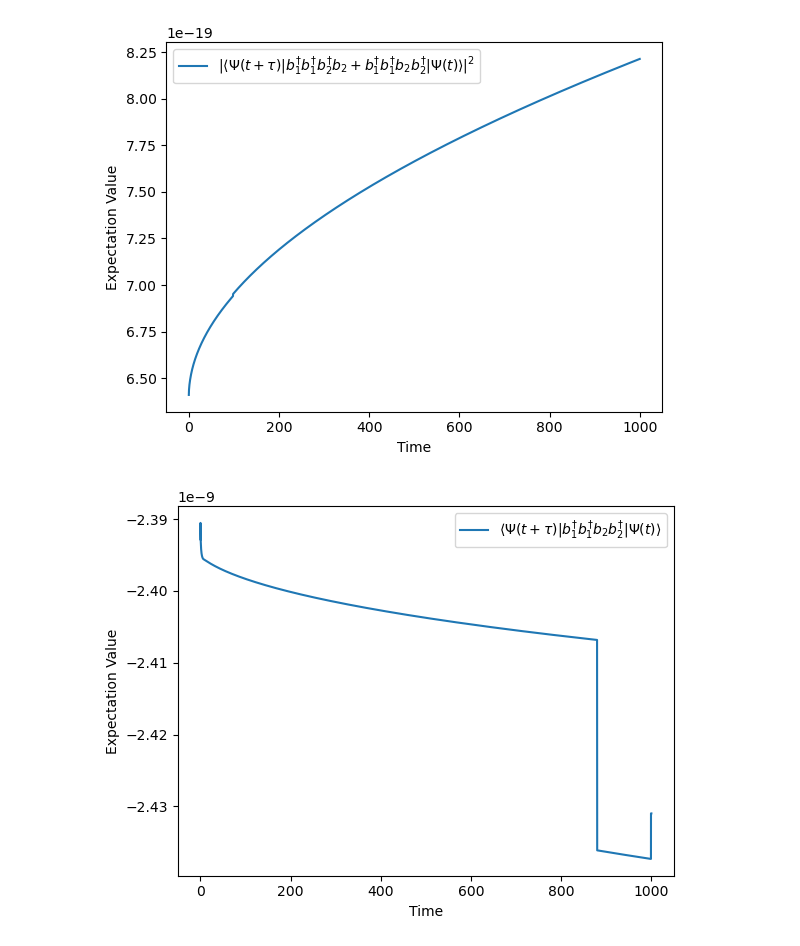
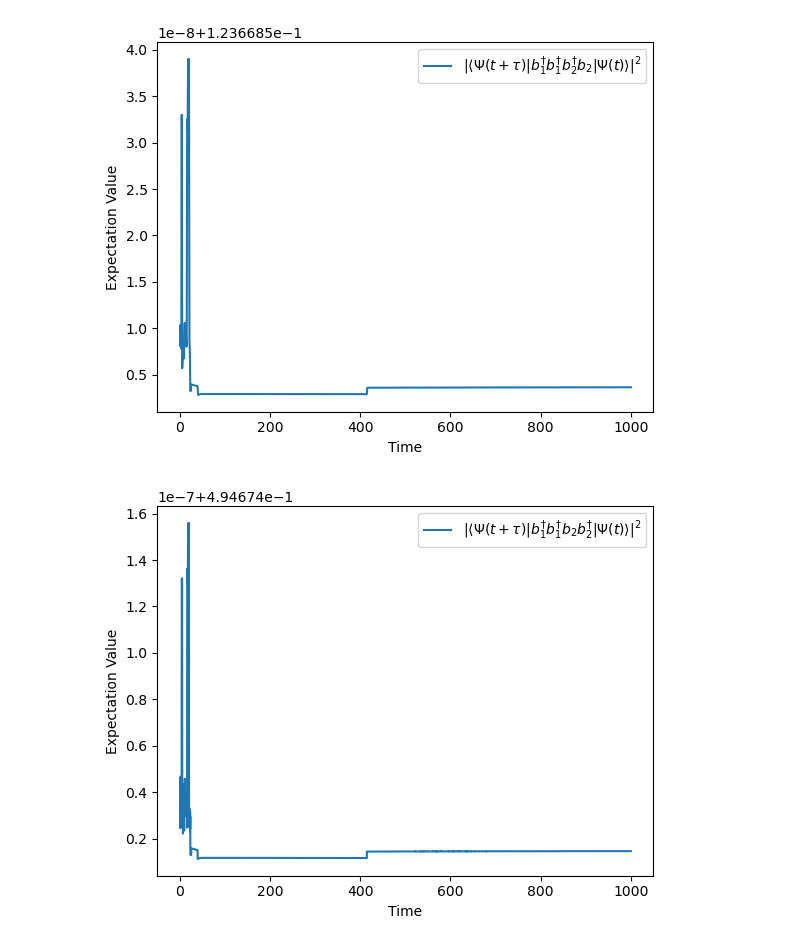
Before and after one commit to Gshilong/shilong, a Jupyter notebook: 代码CHO/1-3.ipynb, the cells around one changed output. Drawn from its saved outputs; the diff is of its cells as text; code cells hidden in the pictures.

```diff
--- a/代码CHO/1-3.ipynb
+++ b/代码CHO/1-3.ipynb
@@ -6,8 +6,8 @@ import matplotlib.pyplot as plt
 N = 10
 b1 = tensor(destroy(N), qeye(N))
 b2 = tensor(qeye(N), destroy(N))
-omega = 1.0
-g_0 = 0.1
+omega = 0.1
+g_0 = 1.0
 
 # 定义系统的哈密顿量 H 和观测量 Q
 H0 = omega * (b1.dag() * b1 + b2.dag() * b2 + 1)
@@ -18,28 +18,29 @@ Q2 = b1.dag() * b1.dag() * b2 * b2.dag()
 Q3 = b1.dag() * b1 * b2.dag() * b2.dag()
 Q4 = b1 * b1.dag() * b2.dag() * b2.dag()
 
-psi0 = tensor(basis(N, 0), basis(N, 0))  # 两个谐振子的基态
+psi0_1 = tensor(basis(N, 0), basis(N, 1))
 
 # 定义时间范围和时间间隔
-t_list1 = np.linspace(0, 1000, 10**4) # 时间范围
-tau1 = 0.0001  # 时间间隔
+t_list1 = np.linspace(0, 10000, 10**5) # 时间范围
+tau1 = 0.1  # 时间间隔
 
 # 计算随时间演化的期望值
 expectation_values1 = []
 possibility1 = []
 
 for t1 in t_list1:
-    result = mesolve(H, psi0, [t1, t1 + tau1], [Q1+Q3])
-    Ψ_t_plus_tau1 = result.states[-1]
-    expectation_value1 = expect(Q1, Ψ_t_plus_tau1)
+    times1 = [t1,t1+tau1]
+    result = sesolve(H, psi0_1, times1, [])
+    Psi_t1_plus_tau1 = result.states[1]
+    Psi_t1 = result.states[0]
+    expectation_value1 = Psi_t1_plus_tau1.dag() * Q1 * Psi_t1
+    # expectation_values1.append(expectation_value1)
     possibility1.append(np.vdot(expectation_value1,expectation_value1))
-    expectation_values1.append(expectation_value1)
 
 # 绘制结果
-plt.plot(t_list1, expectation_values1, label=r'$\langle Ψ(t+\tau) | b_1^{\dagger}b_1^{\dagger}b_2^{\dagger}b_2+b_1^{\dagger}b_1^{\dagger}b_2b_2^{\dagger} | Ψ(t) \rangle$')
-# plt.plot(t_list1, possibility1, label=r'$|\langle Ψ(t+\tau) | b_1^{\dagger}b_1^{\dagger}b_2^{\dagger}b_2 | Ψ(t) \rangle|^2$')
-plt.xlabel('Time')
-plt.ylabel('Expectation Value')
-plt.legend()
-plt.show()
+# plt.plot(t_list1, expectation_values1, label=r'$\langle Ψ(t+\tau) | b_1^{\dagger}b_1^{\dagger}b_2^{\dagger}b_2| Ψ(t) \rangle$')
+# plt.xlabel('Time')
+# plt.ylabel('Expectation Value')
+# plt.legend()
+# plt.show()
 # %% [output]
@@ -47,33 +48,43 @@ plt.show()
 # %%
 # 绘制结果
-# plt.plot(t_list1, expectation_values1, label=r'$\langle Ψ(t+\tau) | b_1^{\dagger}b_1^{\dagger}b_2^{\dagger}b_2 | Ψ(t) \rangle$')
-plt.plot(t_list1, possibility1, label=r'$|\langle Ψ(t+\tau) | b_1^{\dagger}b_1^{\dagger}b_2^{\dagger}b_2+b_1^{\dagger}b_1^{\dagger}b_2b_2^{\dagger} | Ψ(t) \rangle|^2$')
+plt.plot(t_list1, possibility1, label=r'$|\langle Ψ(t+\tau) | b_1^{\dagger}b_1^{\dagger}b_2^{\dagger}b_2| Ψ(t) \rangle|^2$')
 plt.xlabel('Time')
 plt.ylabel('Expectation Value')
 plt.legend()
 plt.show()
 # %% [output]
-[figure, old version]
+[figure, new version]
 # %%
+psi0_2 = tensor(basis(N, 0), basis(N, 1))
+
 # 定义时间范围和时间间隔
-t_list2 = np.linspace(0, 1000, 10**4) # 时间范围
-tau2 = 0.0001  # 时间间隔
+t_list2 = np.linspace(0, 1000, 10**5) # 时间范围
+tau2 = 0.1  # 时间间隔
 
 # 计算随时间演化的期望值
 expectation_values2 = []
+possibility2 = []
 
 for t2 in t_list2:
-    result = mesolve(H, psi0, [t2, t2 + tau2], [b1.dag() * b1.dag() * b2* b2.dag()])
-    Ψ_t_plus_tau2 = result.states[-1]
-    expectation_value2 = expect(Q2, Ψ_t_plus_tau2)
-    expectation_values2.append(expectation_value2)
+    times2 = [t2,t2+tau2]
+    result = sesolve(H, psi0_2, times2, [])
+    Psi_t2_plus_tau2 = result.states[1]
+    Psi_t2 = result.states[0]
+    expectation_value2 = Psi_t2_plus_tau2.dag() * Q2 * Psi_t2
+    # expectation_values2.append(expectation_value2)
+    possibility2.append(np.vdot(expectation_value2,expectation_value2))
+    # result = mesolve(H, psi0, [t2, t2 + tau2], [b1.dag() * b1.dag() * b2* b2.dag()])
+    # Ψ_t_plus_tau2 = result.states[-1]
+    # expectation_value2 = expect(Q2, Ψ_t_plus_tau2)
+    # expectation_values2.append(expectation_value2)
 
 # 绘制结果
-plt.plot(t_list2, expectation_values2, label=r'$\langle Ψ(t+\tau) | b_1^{\dagger}b_1^{\dagger}b_2b_2^{\dagger} | Ψ(t) \rangle$')
+# plt.plot(t_list2, expectation_values2, label=r'$\langle Ψ(t+\tau) | b_1^{\dagger}b_1^{\dagger}b_2b_2^{\dagger} | Ψ(t) \rangle$')
+plt.plot(t_list2, possibility2, label=r'$|\langle Ψ(t+\tau) | b_1^{\dagger}b_1^{\dagger}b_2b_2^{\dagger} | Ψ(t) \rangle|^2$')
 plt.xlabel('Time')
 plt.ylabel('Expectation Value')
 plt.legend()
 plt.show()
 # %% [output]
-[figure, old version]
+[figure, new version]
 # %%
```
Also changed, not shown: parts of 3 cells of this notebook, 1 other file.
